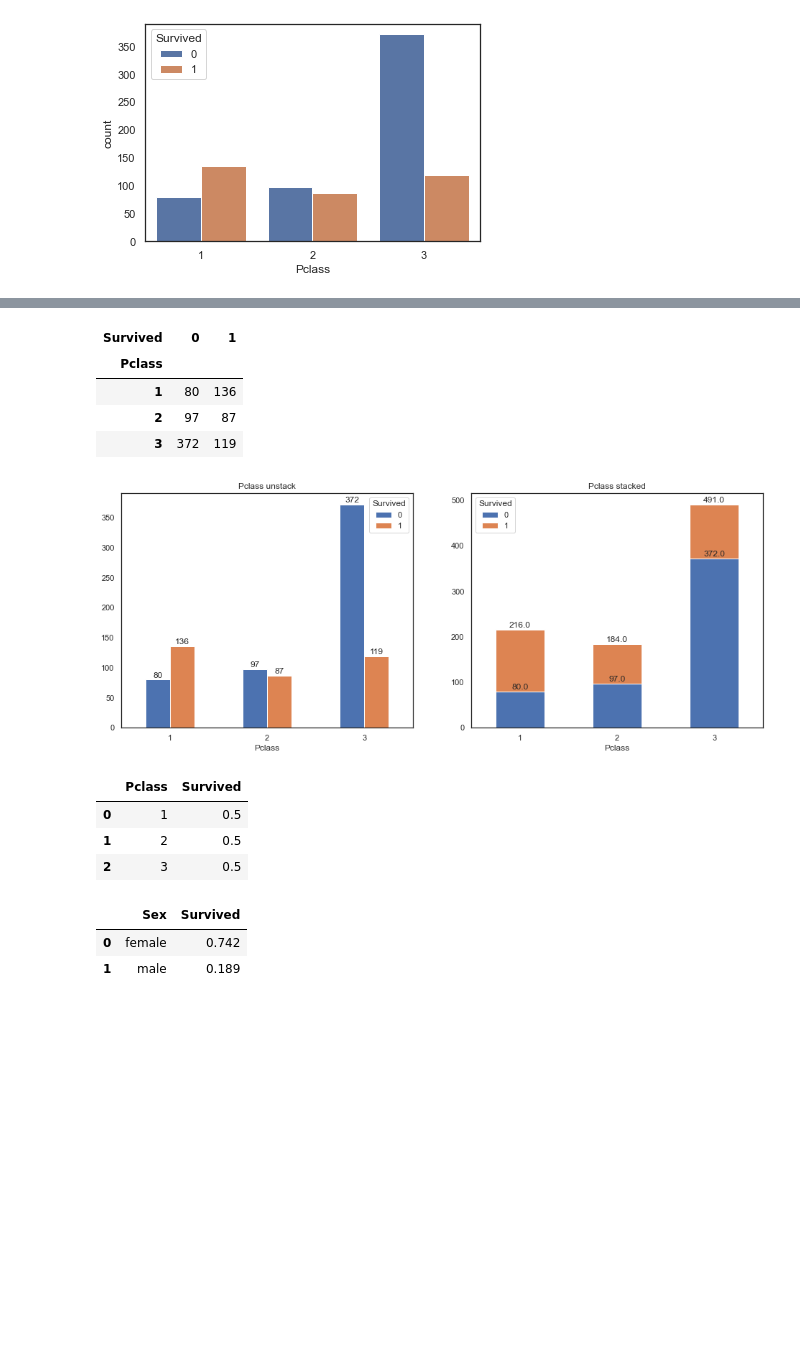
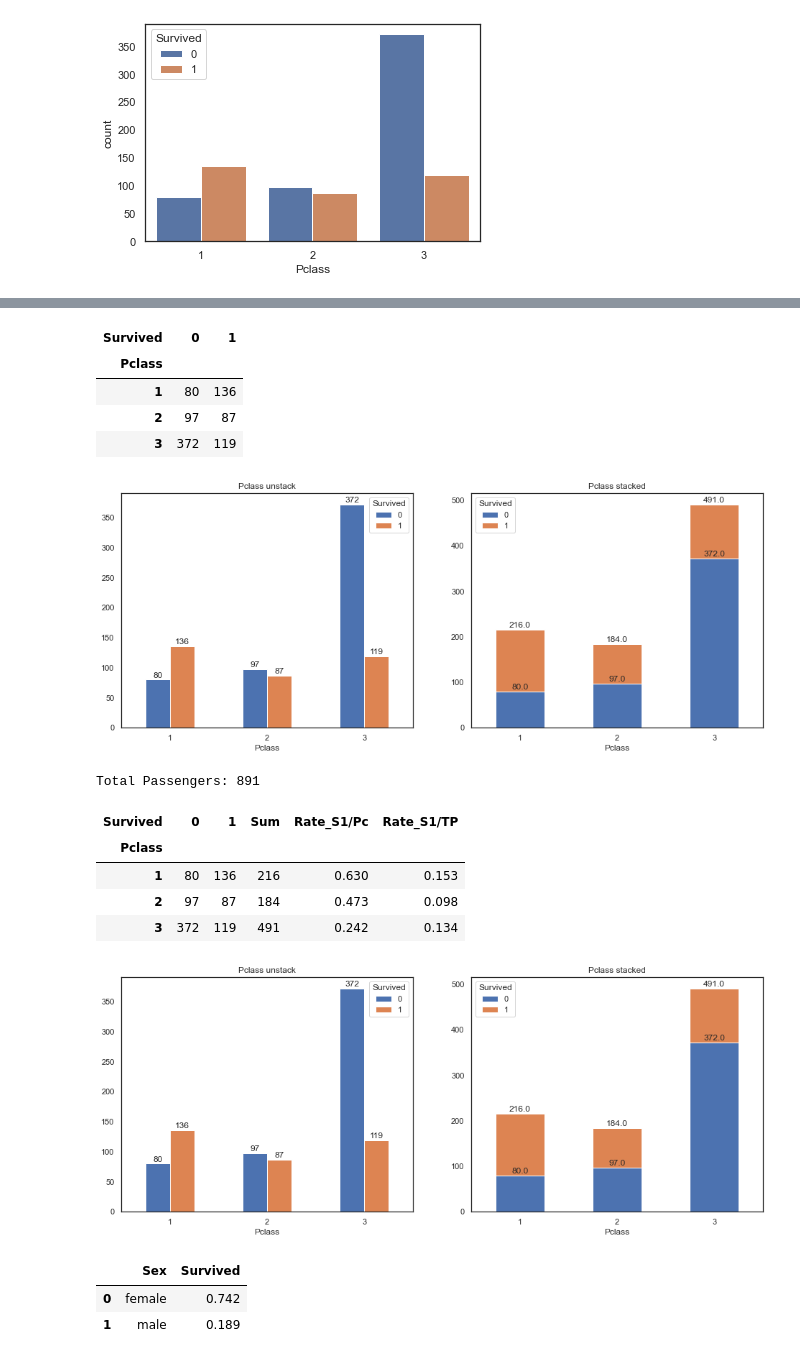
Before and after one commit to morpheus9631/titanic, a Jupyter notebook: ipynb/EDA_v3.02.ipynb, the cells around one changed output, grey strips where cells are left out. Drawn from its saved outputs; the diff is of its cells as text; code cells hidden in the pictures; blank space fills up the shorter version.

```diff
--- a/ipynb/EDA_v3.02.ipynb
+++ b/ipynb/EDA_v3.02.ipynb
@@ -130,16 +116,4 @@ display(df_data)
 # %%
-df_data = df_train.groupby(['Pclass', 'Survived']).size().reset_index()
-df_plot = df_data.pivot(index='Pclass', columns='Survived', values=0)
-display(df_plot)
-
-# print(df_plot.columns)
-# print(df_plot.columns.name)
-# print(df_plot.columns.values)
-# print()
-# print(df_plot.index)
-# print(df_plot.index.name)
-# print(df_plot.index.values)
-
 def plotBarStacked(df_plt, ax, title=None):
     ax.set_title('{} stacked'.format(title))
     ax.set_xlabel('')
@@ -179,6 +153,15 @@ def plotBarUnstack(df_plt, ax, title):
         )
     return
 
+#
+# main program
+#
+# Method 1
+df_pclass = df_train.groupby(['Pclass', 'Survived']).size().reset_index()
+df_pclass = df_pclass.pivot(index='Pclass', columns='Survived', values=0)
+display(df_pclass)
+
+df_plot = df_pclass
 fig, axes = plt.subplots(1, 2, figsize=(16,6))
 plotBarUnstack(df_plot, axes[0], 'Pclass')
 plotBarStacked(df_plot, axes[1], 'Pclass')
@@ -190,10 +173,52 @@ plt.show()
 | 2 | 97 | 87 |
 | 3 | 372 | 119 |
 [figure]
-|  | Pclass | Survived |
-| 0 | 1 | 0.5 |
-| 1 | 2 | 0.5 |
-| 2 | 3 | 0.5 |
+# %%
+# Method 2
+df_pclass = pd.DataFrame({
+    '0': df_train.Pclass[df_train.Survived==0].value_counts(),
+    '1': df_train.Pclass[df_train.Survived==1].value_counts()
+})
+df_pclass.index.name = 'Pclass'
+df_pclass.columns.name = 'Survived'
+# display(df_pclass)
+
+total_passengers = df_pclass.to_numpy().sum()
+print('Total Passengers:', total_passengers)
+
+cnt_survival_0 = df_pclass['0']
+cnt_survival_1 = df_pclass['1']
+
+df_pclass['Sum'] = df_pclass.sum(axis=1)
+df_pclass['Rate_S1/Pc'] = (df_pclass['1'] / df_pclass['Sum']).round(3)
+df_pclass['Rate_S1/TP'] = (df_pclass['1'] / total_passengers).round(3)
+
+display(df_pclass)
+
+features = ['0','1']
+df_plot = df_pclass[features]
+# display(df_plot)
+
+fig, axes = plt.subplots(1, 2, figsize=(16,6))
+plotBarUnstack(df_plot, axes[0], 'Pclass')
+plotBarStacked(df_plot, axes[1], 'Pclass')
+plt.show()
+
+# print(df_plot.columns)
+# print(df_plot.columns.name)
+# print(df_plot.columns.values)
+# print()
+# print(df_plot.index)
+# print(df_plot.index.name)
+# print(df_plot.index.values)
+# %% [output]
+Total Passengers: 891
+| Survived | 0 | 1 | Sum | Rate_S1/Pc | Rate_S1/TP |
+| Pclass |  |  |  |  |  |
+| 1 | 80 | 136 | 216 | 0.630 | 0.153 |
+| 2 | 97 | 87 | 184 | 0.473 | 0.098 |
+| 3 | 372 | 119 | 491 | 0.242 | 0.134 |
+[figure, added]
 # %%
 # Observed the relationship between surviced and sex
 col_name = 'Sex'
```
Also changed, not shown: parts of 5 cells of this notebook.
